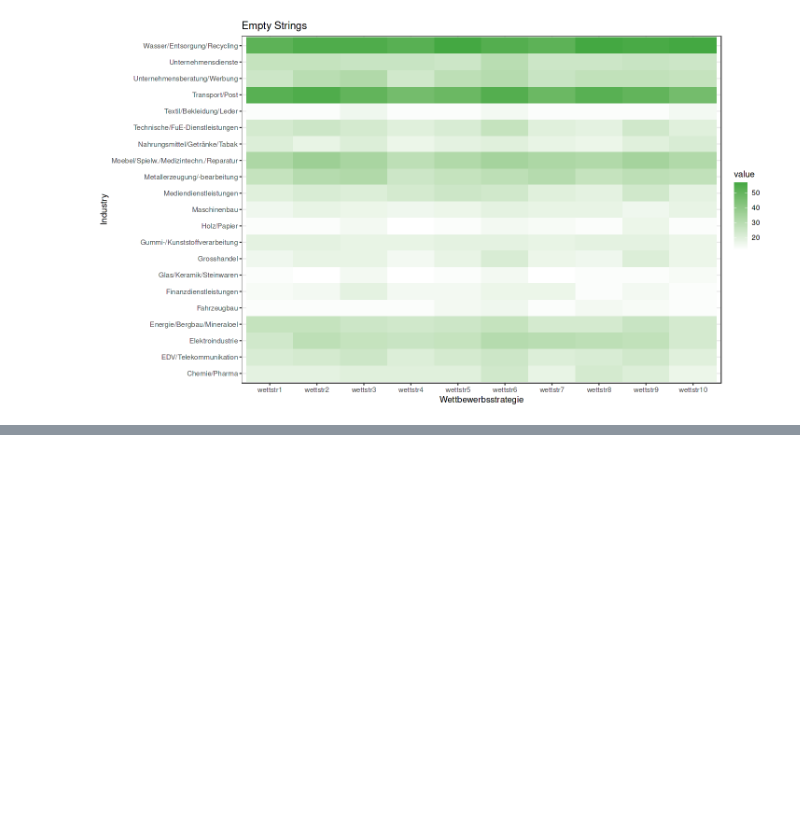
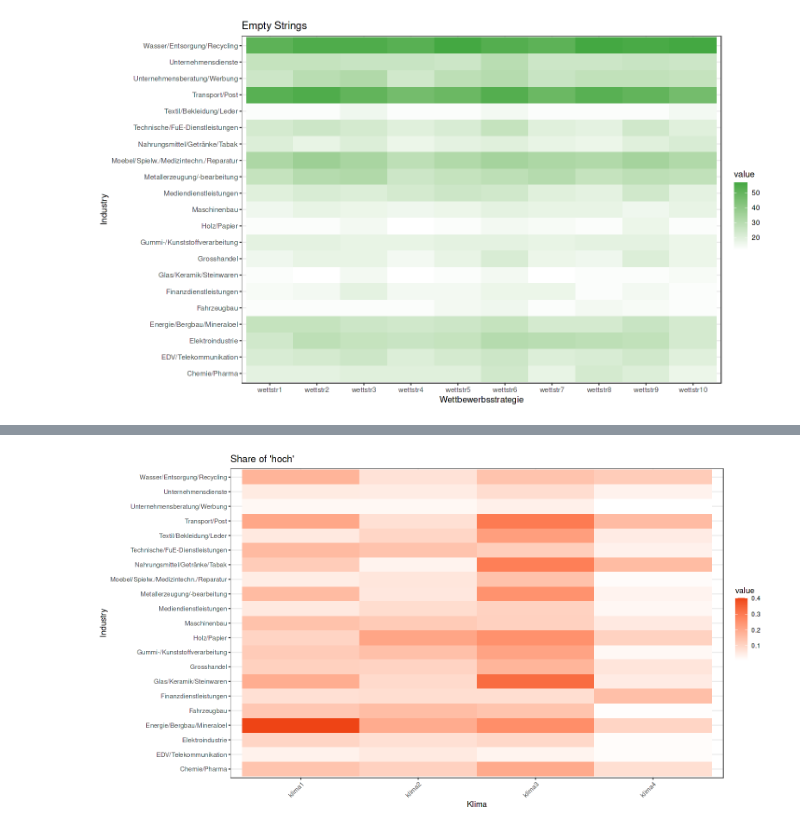
Before and after one commit to oceanumeric/data-science-go-small, a Jupyter notebook: Recap_03/recap_03.ipynb, the cells around one changed output, grey strips where cells are left out. Saved outputs shown, nothing was run; the diff lists cells and outputs as text; code cells hidden in the pictures; blank space fills up the shorter version.

```diff
--- a/Recap_03/recap_03.ipynb
+++ b/Recap_03/recap_03.ipynb
@@ -618,0 +695,18 @@ ignore this issue for now.
+# %%
+# klima1 to klima4
+survey %>%
+    .[, c("branche", paste0("klima", 1:4))] %>%
+    # calculate the share of 'hoch' for each industry
+    .[, lapply(.SD, function(x) sum(x == "hoch") / length(x)),
+                by = branche, .SDcols = paste0("klima", 1:4)] %>%
+    melt(id.vars = "branche") %>%
+    ggplot(aes(x = branche, y = variable, fill = value)) +
+    geom_tile() +
+    coord_flip() +
+    labs(x = "Industry", y = "Klima", title = "Share of 'hoch'") +
+    theme_bw() +
+    scale_fill_gradient(low = "white", high = "#ee4415", na.value = "grey90",
+                            guide = "colorbar") +
+    theme(axis.text.x = element_text(angle = 45, hjust = 1))
+# %% [output]
+[figure, added]
```
Also changed, not shown: parts of 10 cells of this notebook, 3 other files.
